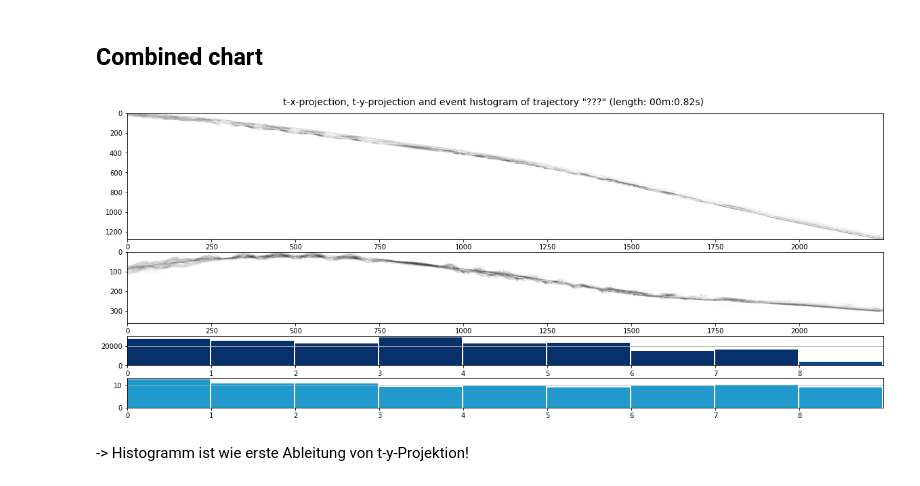
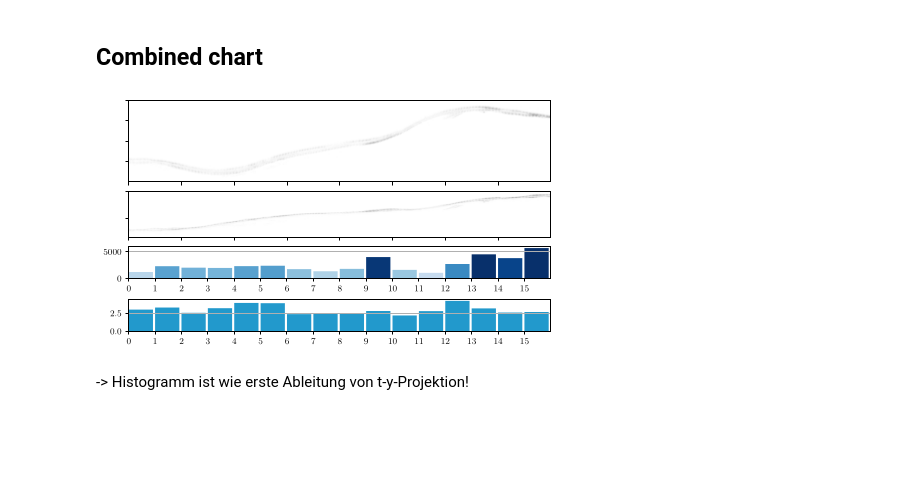
Before and after one commit to boeges/ma_point_cloud_processing, a Jupyter notebook: inspect_trajectories.ipynb, the cells around one changed output. Drawn from its saved outputs; the diff is of its cells as text; code cells hidden in the pictures; blank space fills up the shorter version.

```diff
--- a/inspect_trajectories.ipynb
+++ b/inspect_trajectories.ipynb
@@ -69,9 +69,14 @@ pd.set_option('display.float_format', lambda x: '%.3f' % x)
 # trajectory_filepath = TRAJECTORIES_CSV_DIR / "3_classified/3_m-h-h_trajectories/6_bee_pts40999_start15878090.csv"
 # trajectory_filepath = TRAJECTORIES_CSV_DIR / "3_classified/3_m-h-h_trajectories/0_bee_pts217225_start2417504.csv"
 # trajectory_filepath = TRAJECTORIES_CSV_DIR / "3_classified/mb-dra1-1_trajectories/0_dra_pts59532_start1850138.csv"
-trajectory_filepath = TRAJECTORIES_CSV_DIR / "3_classified/mb-dra1-1_trajectories/10_dra_pts186904_start30916677.csv"
+# trajectory_filepath = TRAJECTORIES_CSV_DIR / "3_classified/mb-dra1-1/10_dra_pts186904_start30916677.csv"
+trajectory_filepath = TRAJECTORIES_CSV_DIR / "3_classified/mb-bum2-1/1_bum_pts45199_start3383352.csv"
 # %%
 df_orig = pd.read_csv(trajectory_filepath, sep=',', header="infer")
+
+print(len(df_orig.index))
+df_orig = df_orig[:40000]
+print(len(df_orig.index))
 
 df = df_orig.copy()
 display(df.head())
@@ -336,7 +350,7 @@ def y_crop_to_used_area(image, padding=0):
     return image[ymin:ymax,:]
 # %%
 tx_df, tx_heatmap, tx_extent = get_projected_heatmap(df, "t", "x", number_of_fragments*BINS_PER_T_BUCKET, WIDTH)
-tx_heatmap = y_crop_to_used_area(tx_heatmap, 50)
+tx_heatmap = y_crop_to_used_area(tx_heatmap, 10)
 
 log_tx_heatmap = np.log2(tx_heatmap+1)
 plt.figure(figsize = (20, 10))
@@ -345,7 +359,7 @@ plt.imshow(log_tx_heatmap, extent=tx_extent, origin='upper', cmap="Greys")
 plt.show()
 
 ty_df, ty_heatmap, ty_extent = get_projected_heatmap(df, "t", "y", number_of_fragments*BINS_PER_T_BUCKET, HEIGHT)
-ty_heatmap = y_crop_to_used_area(ty_heatmap, 50)
+ty_heatmap = y_crop_to_used_area(ty_heatmap, 10)
 
 log_ty_heatmap = np.log2(ty_heatmap+1)
 plt.figure(figsize = (20, 10))
@@ -376,25 +390,32 @@ for x in ev_count_per_fragment:
 # %%
 # Show all x ticks if less than 40 fragments; Else its too much text
 xtick_label = ev_count_per_fragment.index if number_of_fragments <= 40 else None
 
 
-fig, axs = plt.subplots(4, gridspec_kw={'height_ratios': [1280,720,300,300]})
-fig.set_size_inches(20, 8)
+fig, axs = plt.subplots(4, gridspec_kw={'height_ratios': [1280,720,500,500]})
+fig.set_size_inches(6.3, 3.5)
 # fig.set_figwidth(20)
-fig.suptitle(f't-x-projection, t-y-projection and event histogram of trajectory "???" (length: {max_t_str})', size=14, y=0.92)
+# fig.suptitle(f't-x-projection, t-y-projection and event histogram of trajectory "???" (length: {max_t_str})', size=14, y=0.92)
 
 axs[0].imshow(log_tx_heatmap, origin='upper', cmap="Greys", aspect="auto")
+axs[0].set_xticklabels([])
+axs[0].set_yticklabels([])
 
 axs[1].imshow(log_ty_heatmap, origin='upper', cmap="Greys", aspect="auto")
+axs[1].set_xticklabels([])
+axs[1].set_yticklabels([])
+
 
 axs[2].set_xlim(left=0, right=number_of_fragments)
-axs[2].bar(x=list(range(number_of_fragments)), height=ev_count_per_fragment, color=ec_colors, width=0.98, align="edge", tick_label=xtick_label)
+axs[2].bar(x=list(range(number_of_fragments)), height=ev_count_per_fragment, color=ec_colors, width=0.92, align="edge", tick_label=xtick_label)
 axs[2].grid(axis="y")
 # axs[2].set_xlim(left=0, right=number_of_buckets)
 
 axs[3].set_xlim(left=0, right=number_of_fragments)
 # axs[2].bar(list(range(number_of_buckets)), event_counts_per_bucket, width=1.0, align="edge", color=bar_colors)
-axs[3].bar(x=df1.index, height=df1["std"], color="#2299cc", width=0.98, align="edge", tick_label=xtick_label)
+axs[3].bar(x=df1.index, height=df1["std"], color="#2299cc", width=0.92, align="edge", tick_label=xtick_label)
 axs[3].grid(axis="y")
+
+plt.rcParams['figure.constrained_layout.use'] = True
 # %% [output]
-[figure, old version]
+[figure, new version]
```
Also changed, not shown: parts of 10 cells of this notebook, 7 other files.
